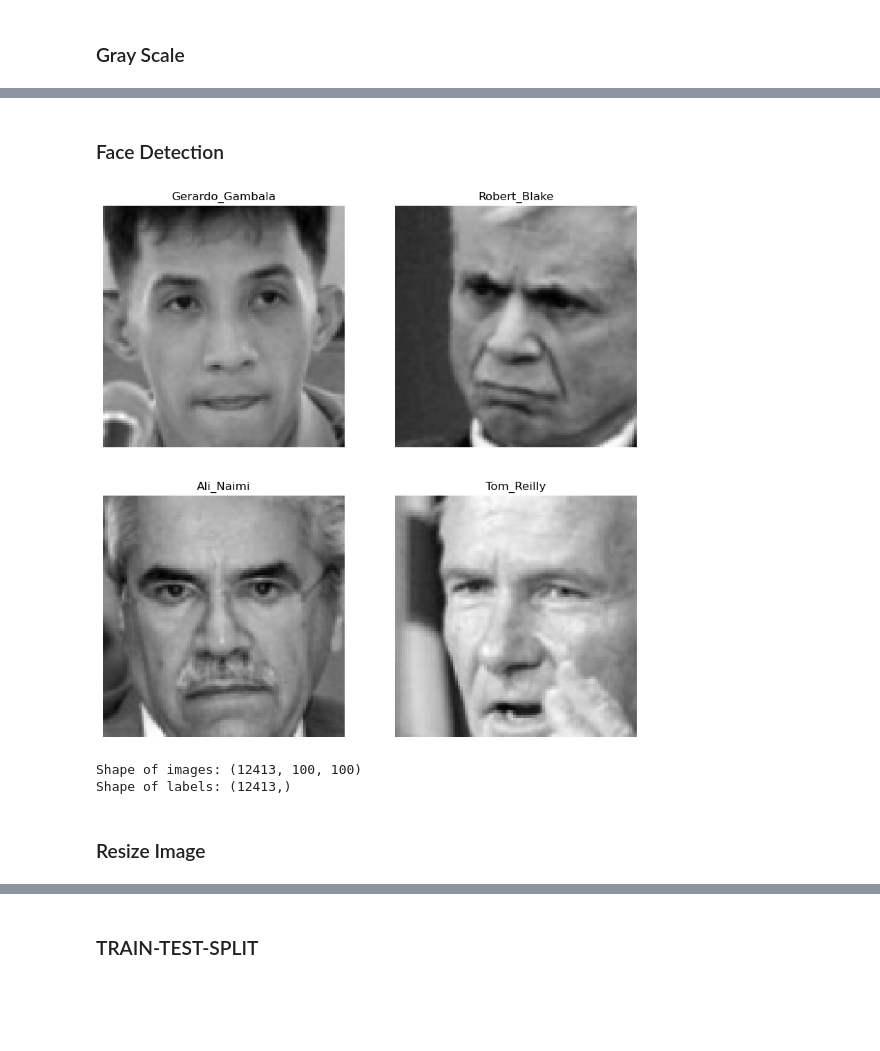
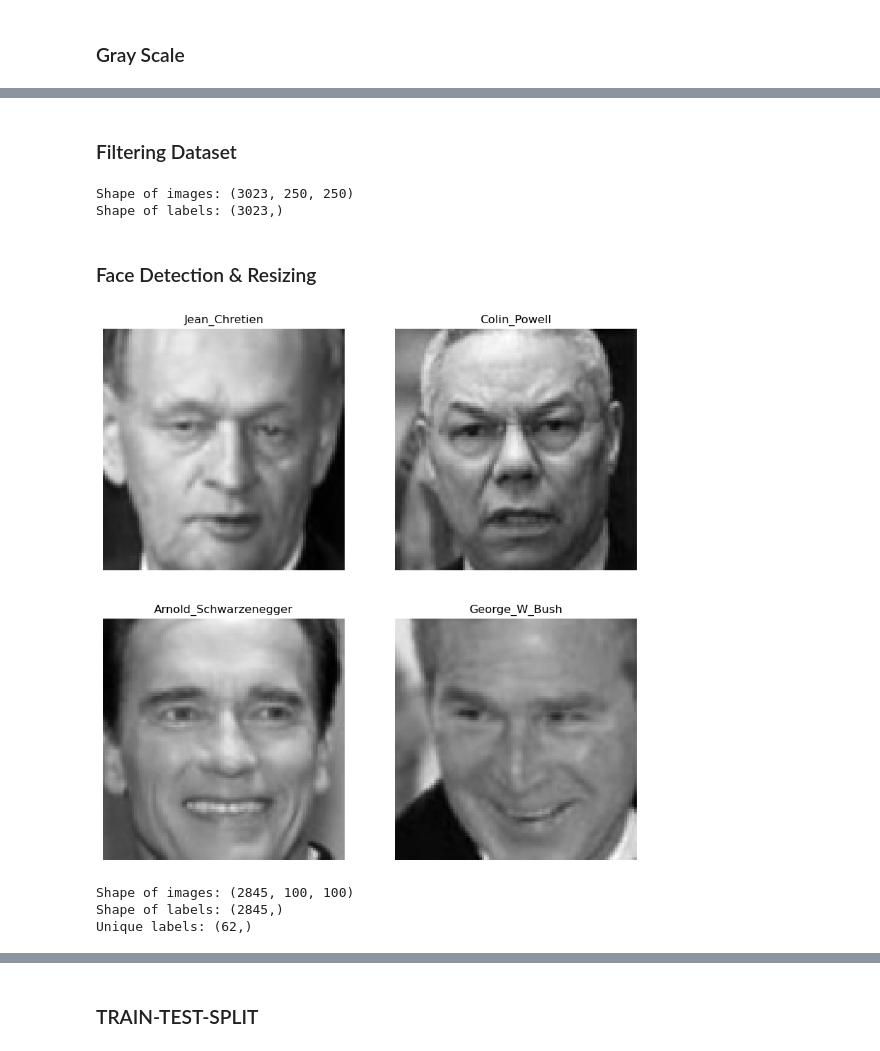
Before and after one commit to kimhonggithub/Project-Face-Regonition, a Jupyter notebook: lda_pca.ipynb, the cells around one changed output, grey strips where cells are left out. Cells and saved outputs as stored; diff of their text form; code cells hidden in the pictures; blank space fills up the shorter version.

Commit message:
Modify Face Detection

```diff
--- a/lda_pca.ipynb
+++ b/lda_pca.ipynb
@@ -273,45 +276,84 @@ display_random_images(gray_images, dataset['target'], 3, 3, cmap='gray')
+# %% [markdown]
+### Filtering Dataset
+# %%
+def filter_dataset(dataset, min_faces_per_person):
+    # Count the number of images for each person
+    target_counts = Counter(dataset['target'])
+
+    # Initialize the filtered dataset
+    filtered_dataset = {
+        'data': [],
+        'target': [],
+        'target_names': set()
+    }
+
+    # For each image and its corresponding label
+    for image, label in zip(dataset['data'], dataset['target']):
+        # If this person has at least min_faces_per_person images
+        if target_counts[label] >= min_faces_per_person:
+            # Add this image and label to the filtered dataset
+            filtered_dataset['data'].append(image)
+            filtered_dataset['target'].append(label)
+            filtered_dataset['target_names'].add(label)
+
+    filtered_dataset['data'] = np.array(filtered_dataset['data'])
+    filtered_dataset['target'] = np.array(filtered_dataset['target'])
+    filtered_dataset['target_names'] = np.array(list(filtered_dataset['target_names']))
+
+    return filtered_dataset
+
+dataset['data'] = gray_images.copy()
+
+filtered_dataset = filter_dataset(dataset, min_faces_per_person=20)
+
+print("Shape of images:", filtered_dataset['data'].shape)
+print("Shape of labels:", filtered_dataset['target'].shape)
+# %% [output]
+Shape of images: (3023, 250, 250)
+Shape of labels: (3023,)
 # %% [markdown]
-### Face Detection
+### Face Detection & Resizing
 # %%
 # Face detection
-from collections import defaultdict
-
 face_cascade = cv2.CascadeClassifier(cv2.data.haarcascades + 'haarcascade_frontalface_default.xml')
 
 def detect_faces(images, labels):
     detected_faces = []
     updated_labels = []  # To store labels corresponding to detected faces
     label_counts = defaultdict(int)  # Dictionary to store the count of samples for each label
 
     for image, label in zip(images, labels):
         # image = cv2.cvtColor(image, cv2.COLOR_BGR2RGB)  # Convert BGR to RGB if needed
         # gray_image = cv2.cvtColor(image, cv2.COLOR_RGB2GRAY)  # Convert to grayscale
 
         # Detect faces
         faces = face_cascade.detectMultiScale(image, scaleFactor=1.2, minNeighbors=5)
 
         if len(faces) == 1:
             (x, y, w, h) = faces[0]
             # Crop and resize the face to a fixed size (e.g., 100x100)
             face = cv2.resize(image[y:y+h, x:x+w], target_size)
             detected_faces.append(face)
             updated_labels.append(label)  # Append label for the detected face
             label_counts[label] += 1  # Increment the count for this label
 
     return np.array(detected_faces), np.array(updated_labels)
 
-face_detect, updated_labels = detect_faces(gray_images, dataset['target'])
+face_detect, updated_labels = detect_faces(filtered_dataset['data'], filtered_dataset['target'])
 display_random_images(face_detect, updated_labels, 2, 2, cmap='gray')
 # %% [output]
-[figure, old version]
+[figure, new version]
 # %%
-dataset['data'] = face_detect
-dataset['target'] = updated_labels
+filtered_dataset['data'] = face_detect.copy()
+filtered_dataset['target'] = updated_labels.copy()
 
-print("Shape of images:", dataset['data'].shape)
-print("Shape of labels:", dataset['target'].shape)
+filtered_dataset['data'].shape
+filtered_dataset['target'].shape
+
+print("Shape of images:", filtered_dataset['data'].shape)
+print("Shape of labels:", filtered_dataset['target'].shape)
+print("Unique labels:", filtered_dataset['target_names'].shape)
 # %% [output]
-Shape of images: (12413, 100, 100)
-Shape of labels: (12413,)
+Shape of images: (2845, 100, 100)
+Shape of labels: (2845,)
+Unique labels: (62,)
-# %% [markdown]
-### Resize Image
```
Also changed, not shown: parts of 15 cells of this notebook.
